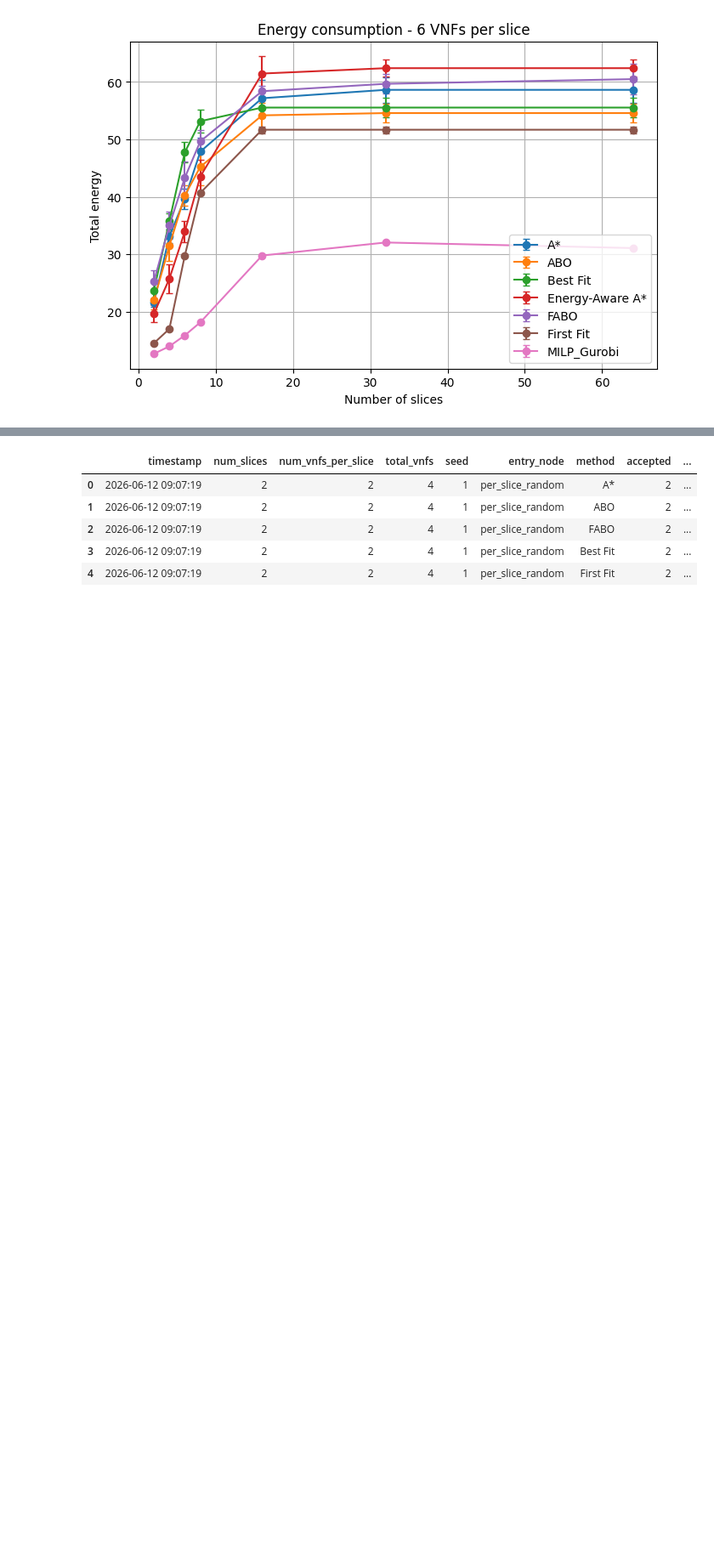
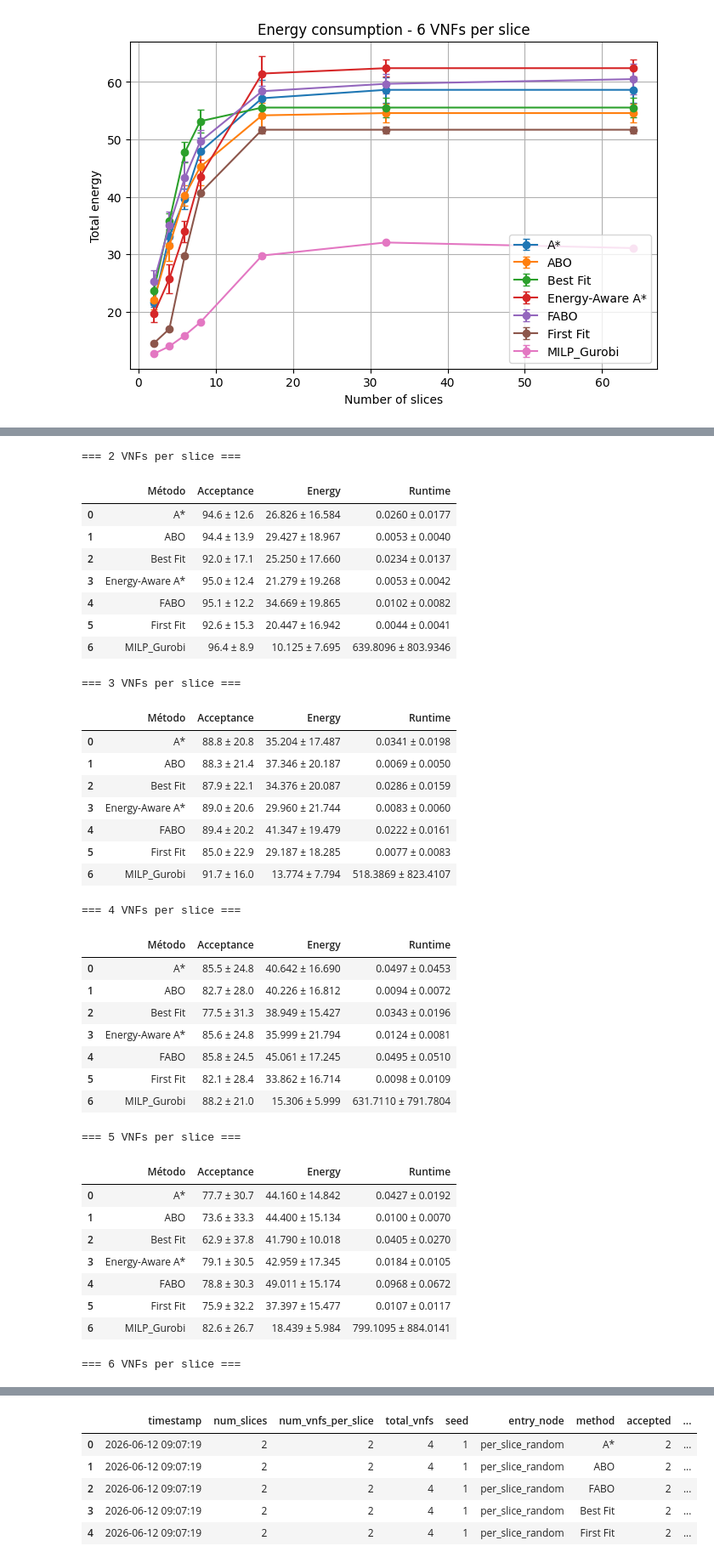
Before and after one commit to ceciliadesousaluzalmeida/5g-slicing-energy-effiiciency, a Jupyter notebook: simulator/analysis.ipynb, the cells around one changed output, grey strips where cells are left out. Shown at 85% size. Drawn from its saved outputs; the diff is of its cells as text; code cells hidden in the pictures; blank space fills up the shorter version.

```diff
--- a/simulator/analysis.ipynb
+++ b/simulator/analysis.ipynb
@@ -137,0 +303,80 @@ for vnf in sorted(metrics_agg["num_vnfs_per_slice"].unique()):
+# %%
+import pandas as pd
+
+df = metrics.copy()
+df.columns = [c.strip().lower() for c in df.columns]
+
+df["acceptance_rate"] = 100 * df["accepted"] / df["num_slices"]
+
+summary_tables = {}
+
+for vnf in sorted(df["num_vnfs_per_slice"].unique()):
+    sub = df[df["num_vnfs_per_slice"] == vnf].copy()
+
+    table = (
+        sub.groupby("method", as_index=False)
+        .agg(
+            acceptance_mean=("acceptance_rate", "mean"),
+            acceptance_std=("acceptance_rate", "std"),
+            energy_mean=("total_energy", "mean"),
+            energy_std=("total_energy", "std"),
+            runtime_mean=("runtime_sec", "mean"),
+            runtime_std=("runtime_sec", "std"),
+        )
+    )
+
+    table["Acceptance"] = table.apply(
+        lambda r: f"{r['acceptance_mean']:.1f} ± {r['acceptance_std']:.1f}", axis=1
+    )
+    table["Energy"] = table.apply(
+        lambda r: f"{r['energy_mean']:.3f} ± {r['energy_std']:.3f}", axis=1
+    )
+    table["Runtime"] = table.apply(
+        lambda r: f"{r['runtime_mean']:.4f} ± {r['runtime_std']:.4f}", axis=1
+    )
+
+    table = table.rename(columns={"method": "Método"})
+    table = table[["Método", "Acceptance", "Energy", "Runtime"]]
+
+    summary_tables[vnf] = table
+
+    print(f"\n=== {vnf} VNFs per slice ===")
+    display(table)
+# %% [output]
+=== 2 VNFs per slice ===
+|  | Método | Acceptance | Energy | Runtime |
+| 0 | A* | 94.6 ± 12.6 | 26.826 ± 16.584 | 0.0260 ± 0.0177 |
+| 1 | ABO | 94.4 ± 13.9 | 29.427 ± 18.967 | 0.0053 ± 0.0040 |
+| 2 | Best Fit | 92.0 ± 17.1 | 25.250 ± 17.660 | 0.0234 ± 0.0137 |
+| 3 | Energy-Aware A* | 95.0 ± 12.4 | 21.279 ± 19.268 | 0.0053 ± 0.0042 |
+| 4 | FABO | 95.1 ± 12.2 | 34.669 ± 19.865 | 0.0102 ± 0.0082 |
+| 5 | First Fit | 92.6 ± 15.3 | 20.447 ± 16.942 | 0.0044 ± 0.0041 |
+| 6 | MILP_Gurobi | 96.4 ± 8.9 | 10.125 ± 7.695 | 639.8096 ± 803.9346 |
+=== 3 VNFs per slice ===
+|  | Método | Acceptance | Energy | Runtime |
+| 0 | A* | 88.8 ± 20.8 | 35.204 ± 17.487 | 0.0341 ± 0.0198 |
+| 1 | ABO | 88.3 ± 21.4 | 37.346 ± 20.187 | 0.0069 ± 0.0050 |
+| 2 | Best Fit | 87.9 ± 22.1 | 34.376 ± 20.087 | 0.0286 ± 0.0159 |
+| 3 | Energy-Aware A* | 89.0 ± 20.6 | 29.960 ± 21.744 | 0.0083 ± 0.0060 |
+| 4 | FABO | 89.4 ± 20.2 | 41.347 ± 19.479 | 0.0222 ± 0.0161 |
+| 5 | First Fit | 85.0 ± 22.9 | 29.187 ± 18.285 | 0.0077 ± 0.0083 |
+| 6 | MILP_Gurobi | 91.7 ± 16.0 | 13.774 ± 7.794 | 518.3869 ± 823.4107 |
+=== 4 VNFs per slice ===
+|  | Método | Acceptance | Energy | Runtime |
+| 0 | A* | 85.5 ± 24.8 | 40.642 ± 16.690 | 0.0497 ± 0.0453 |
+| 1 | ABO | 82.7 ± 28.0 | 40.226 ± 16.812 | 0.0094 ± 0.0072 |
+| 2 | Best Fit | 77.5 ± 31.3 | 38.949 ± 15.427 | 0.0343 ± 0.0196 |
+| 3 | Energy-Aware A* | 85.6 ± 24.8 | 35.999 ± 21.794 | 0.0124 ± 0.0081 |
+| 4 | FABO | 85.8 ± 24.5 | 45.061 ± 17.245 | 0.0495 ± 0.0510 |
+| 5 | First Fit | 82.1 ± 28.4 | 33.862 ± 16.714 | 0.0098 ± 0.0109 |
+| 6 | MILP_Gurobi | 88.2 ± 21.0 | 15.306 ± 5.999 | 631.7110 ± 791.7804 |
+=== 5 VNFs per slice ===
+|  | Método | Acceptance | Energy | Runtime |
+| 0 | A* | 77.7 ± 30.7 | 44.160 ± 14.842 | 0.0427 ± 0.0192 |
+| 1 | ABO | 73.6 ± 33.3 | 44.400 ± 15.134 | 0.0100 ± 0.0070 |
+| 2 | Best Fit | 62.9 ± 37.8 | 41.790 ± 10.018 | 0.0405 ± 0.0270 |
+| 3 | Energy-Aware A* | 79.1 ± 30.5 | 42.959 ± 17.345 | 0.0184 ± 0.0105 |
+| 4 | FABO | 78.8 ± 30.3 | 49.011 ± 15.174 | 0.0968 ± 0.0672 |
+| 5 | First Fit | 75.9 ± 32.2 | 37.397 ± 15.477 | 0.0107 ± 0.0117 |
+| 6 | MILP_Gurobi | 82.6 ± 26.7 | 18.439 ± 5.984 | 799.1095 ± 884.0141 |
+=== 6 VNFs per slice ===
```
Also changed, not shown: parts of 14 cells of this notebook, 8 other files.
